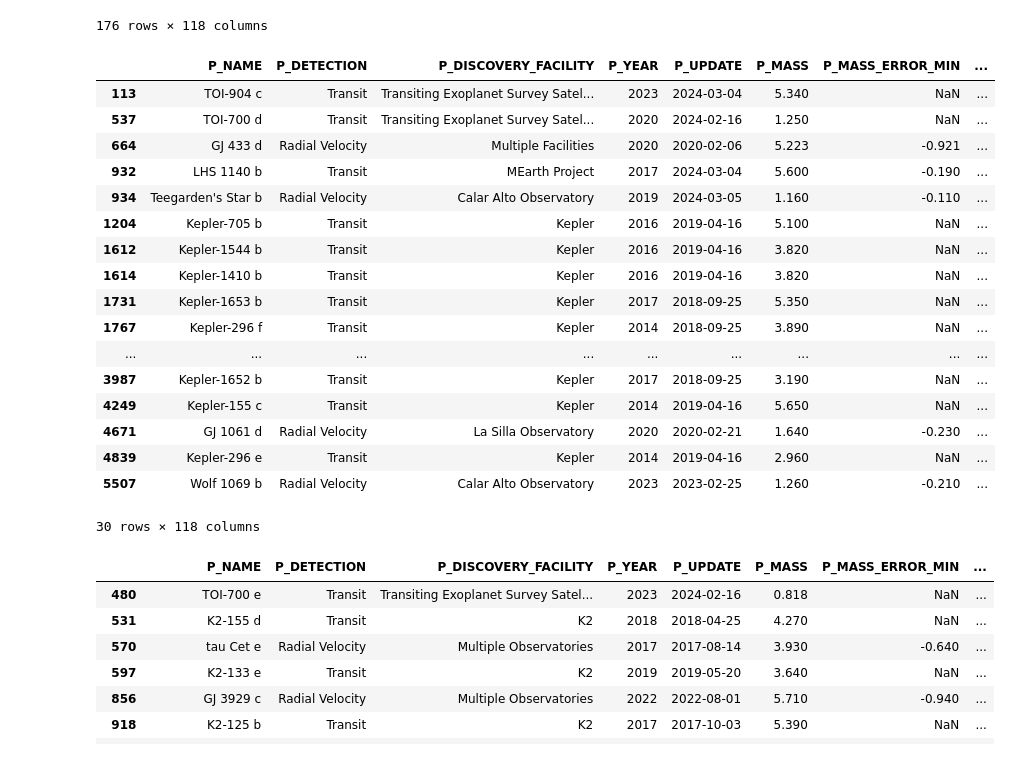
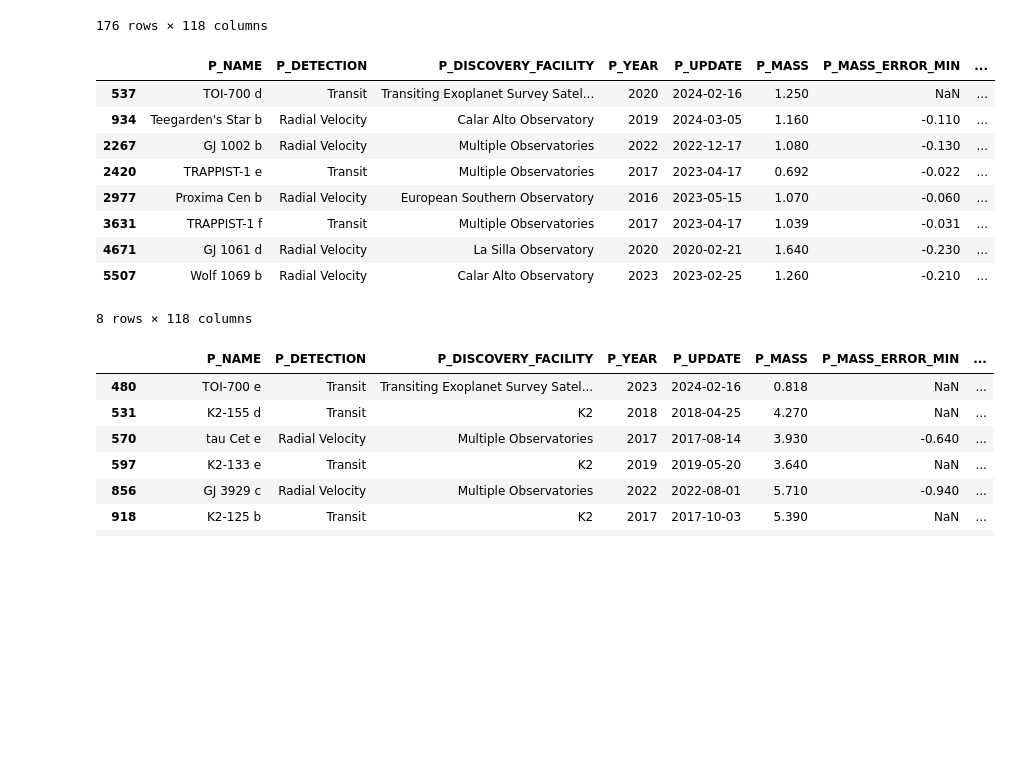
Before and after one commit to sfremy/ph_tools, a Jupyter notebook: stats_misc.ipynb, the cells around one changed output. Cells and saved outputs as stored; diff of their text form; code cells hidden in the pictures; blank space fills up the shorter version.

```diff
--- a/stats_misc.ipynb
+++ b/stats_misc.ipynb
@@ -71,26 +71,18 @@ hab_all
 | 5532 | Kepler-1981 b | Transit | Kepler | 2023 | 2023-05-16 | 62.50000 | NaN | ... |
 176 rows × 118 columns
 # %%
-hab_all.loc[hab_all['P_MASS'] < 6]
+hab_all.loc[hab_all['P_MASS'] <= 2]
 # %% [output]
 |  | P_NAME | P_DETECTION | P_DISCOVERY_FACILITY | P_YEAR | P_UPDATE | P_MASS | P_MASS_ERROR_MIN | ... |
-| 113 | TOI-904 c | Transit | Transiting Exoplanet Survey Satel... | 2023 | 2024-03-04 | 5.340 | NaN | ... |
 | 537 | TOI-700 d | Transit | Transiting Exoplanet Survey Satel... | 2020 | 2024-02-16 | 1.250 | NaN | ... |
-| 664 | GJ 433 d | Radial Velocity | Multiple Facilities | 2020 | 2020-02-06 | 5.223 | -0.921 | ... |
-| 932 | LHS 1140 b | Transit | MEarth Project | 2017 | 2024-03-04 | 5.600 | -0.190 | ... |
 | 934 | Teegarden's Star b | Radial Velocity | Calar Alto Observatory | 2019 | 2024-03-05 | 1.160 | -0.110 | ... |
-| 1204 | Kepler-705 b | Transit | Kepler | 2016 | 2019-04-16 | 5.100 | NaN | ... |
-| 1612 | Kepler-1544 b | Transit | Kepler | 2016 | 2019-04-16 | 3.820 | NaN | ... |
-| 1614 | Kepler-1410 b | Transit | Kepler | 2016 | 2019-04-16 | 3.820 | NaN | ... |
-| 1731 | Kepler-1653 b | Transit | Kepler | 2017 | 2018-09-25 | 5.350 | NaN | ... |
-| 1767 | Kepler-296 f | Transit | Kepler | 2014 | 2018-09-25 | 3.890 | NaN | ... |
-| ... | ... | ... | ... | ... | ... | ... | ... | ... |
-| 3987 | Kepler-1652 b | Transit | Kepler | 2017 | 2018-09-25 | 3.190 | NaN | ... |
-| 4249 | Kepler-155 c | Transit | Kepler | 2014 | 2019-04-16 | 5.650 | NaN | ... |
+| 2267 | GJ 1002 b | Radial Velocity | Multiple Observatories | 2022 | 2022-12-17 | 1.080 | -0.130 | ... |
+| 2420 | TRAPPIST-1 e | Transit | Multiple Observatories | 2017 | 2023-04-17 | 0.692 | -0.022 | ... |
+| 2977 | Proxima Cen b | Radial Velocity | European Southern Observatory | 2016 | 2023-05-15 | 1.070 | -0.060 | ... |
+| 3631 | TRAPPIST-1 f | Transit | Multiple Observatories | 2017 | 2023-04-17 | 1.039 | -0.031 | ... |
 | 4671 | GJ 1061 d | Radial Velocity | La Silla Observatory | 2020 | 2020-02-21 | 1.640 | -0.230 | ... |
-| 4839 | Kepler-296 e | Transit | Kepler | 2014 | 2019-04-16 | 2.960 | NaN | ... |
 | 5507 | Wolf 1069 b | Radial Velocity | Calar Alto Observatory | 2023 | 2023-02-25 | 1.260 | -0.210 | ... |
-30 rows × 118 columns
+8 rows × 118 columns
 # %%
 venus_all = hwc.loc[(hwc['P_FLUX'] <= 2) & (hwc['P_FLUX'] >= 1.108) & (hwc['P_MASS'] < 6)]
 venus_all
```
Also changed, not shown: 1 other file.
